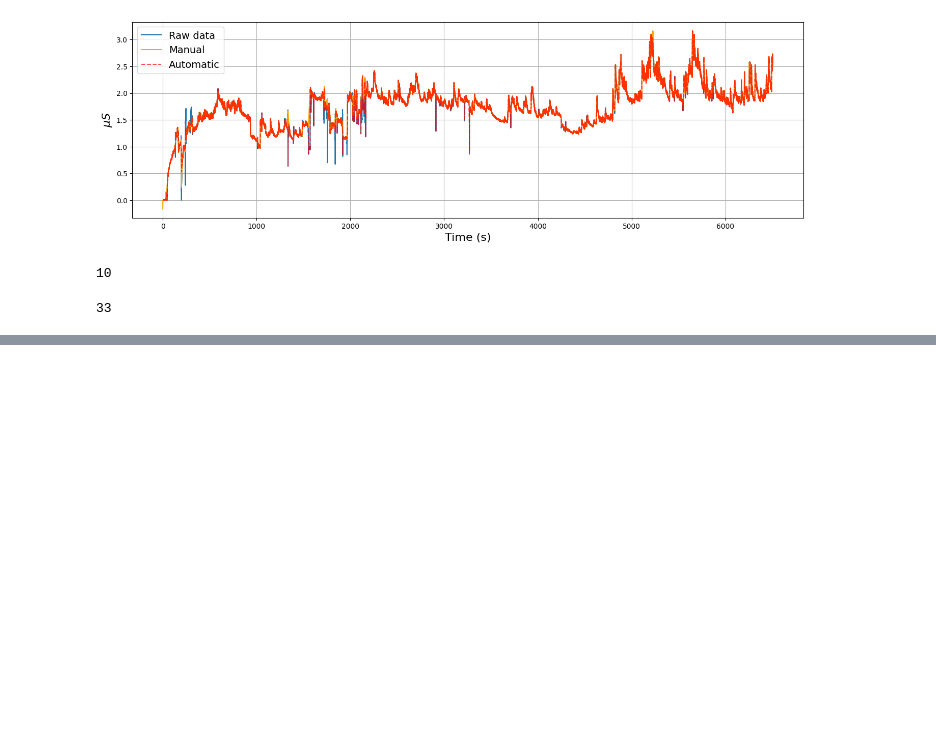
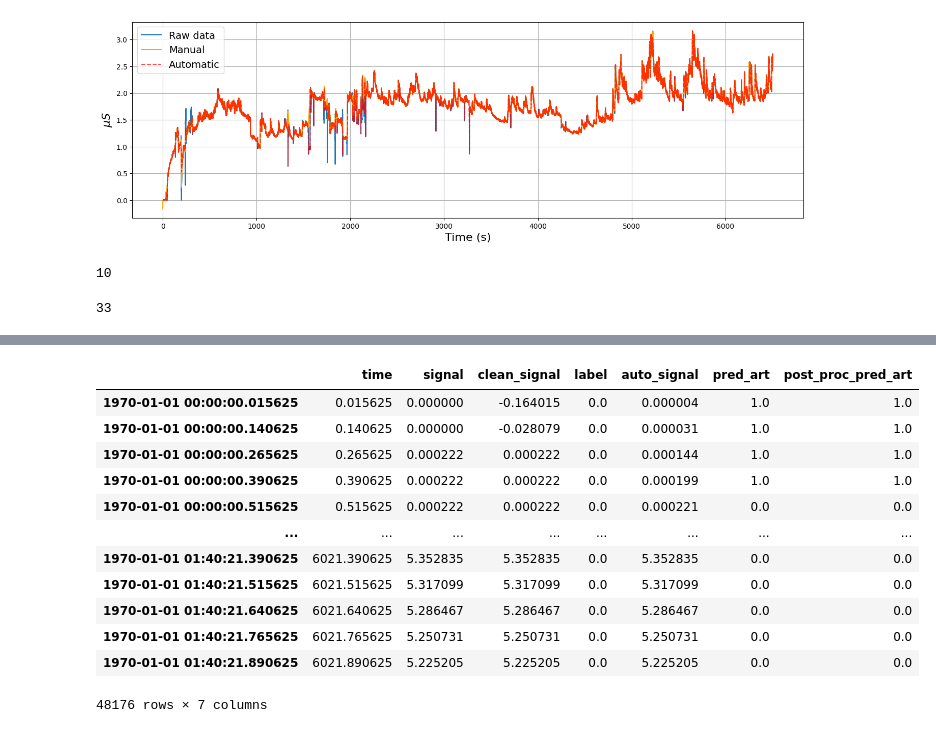
Before and after one commit to 08Aristodemus24/thesis-writing-1, a Jupyter notebook: eda-signal-classifier/experiementation.ipynb, the cells around one changed output, grey strips where cells are left out. Cells and saved outputs as stored; diff of their text form; code cells hidden in the pictures; blank space fills up the shorter version.

```diff
--- a/eda-signal-classifier/experiementation.ipynb
+++ b/eda-signal-classifier/experiementation.ipynb
@@ -258,0 +486,4 @@ this also tells us as llanes-jurado et al. (2023) has detailed that in total the
+# %%
+# to convert this to a pandas datetime object we need to specify the unit of the original object which is our start time
+akakip_start_time = pd.to_datetime(akakip_start_time, unit='s')
+akakip_start_time
@@ -258,0 +542,16 @@ this also tells us as llanes-jurado et al. (2023) has detailed that in total the
+# %%
+interpolate_to_8hz(akakip_eda_df, sample_rate=128, start_time=akakip_start_time)
+# %% [output]
+|  | time | signal | clean_signal | label | auto_signal | pred_art | post_proc_pred_art |
+| 1970-01-01 00:00:00.015625 | 0.015625 | 0.000000 | -0.164015 | 0.0 | 0.000004 | 1.0 | 1.0 |
+| 1970-01-01 00:00:00.140625 | 0.140625 | 0.000000 | -0.028079 | 0.0 | 0.000031 | 1.0 | 1.0 |
+| 1970-01-01 00:00:00.265625 | 0.265625 | 0.000222 | 0.000222 | 0.0 | 0.000144 | 1.0 | 1.0 |
+| 1970-01-01 00:00:00.390625 | 0.390625 | 0.000222 | 0.000222 | 0.0 | 0.000199 | 1.0 | 1.0 |
+| 1970-01-01 00:00:00.515625 | 0.515625 | 0.000222 | 0.000222 | 0.0 | 0.000221 | 0.0 | 0.0 |
+| ... | ... | ... | ... | ... | ... | ... | ... |
+| 1970-01-01 01:40:21.390625 | 6021.390625 | 5.352835 | 5.352835 | 0.0 | 5.352835 | 0.0 | 0.0 |
+| 1970-01-01 01:40:21.515625 | 6021.515625 | 5.317099 | 5.317099 | 0.0 | 5.317099 | 0.0 | 0.0 |
+| 1970-01-01 01:40:21.640625 | 6021.640625 | 5.286467 | 5.286467 | 0.0 | 5.286467 | 0.0 | 0.0 |
+| 1970-01-01 01:40:21.765625 | 6021.765625 | 5.250731 | 5.250731 | 0.0 | 5.250731 | 0.0 | 0.0 |
+| 1970-01-01 01:40:21.890625 | 6021.890625 | 5.225205 | 5.225205 | 0.0 | 5.225205 | 0.0 | 0.0 |
+48176 rows × 7 columns
```
Also changed, not shown: parts of 27 cells of this notebook, 8 other files.
